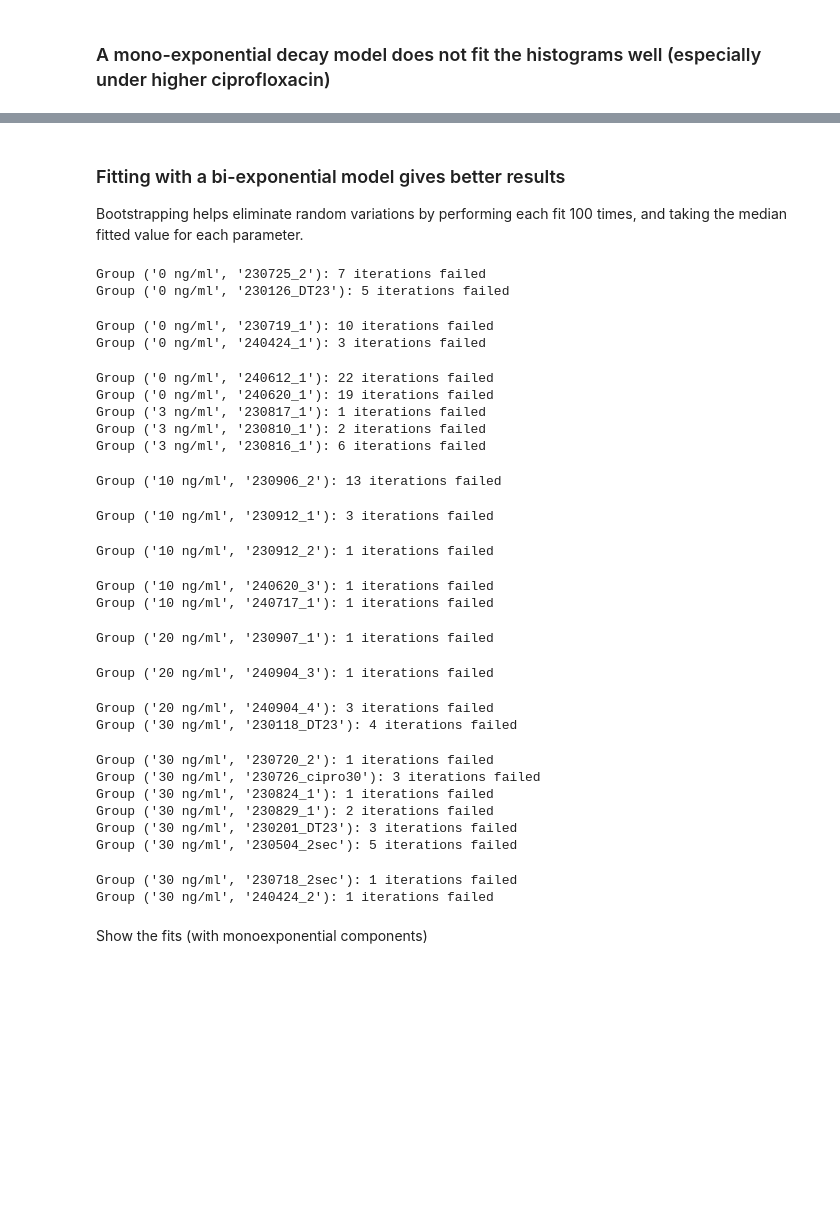
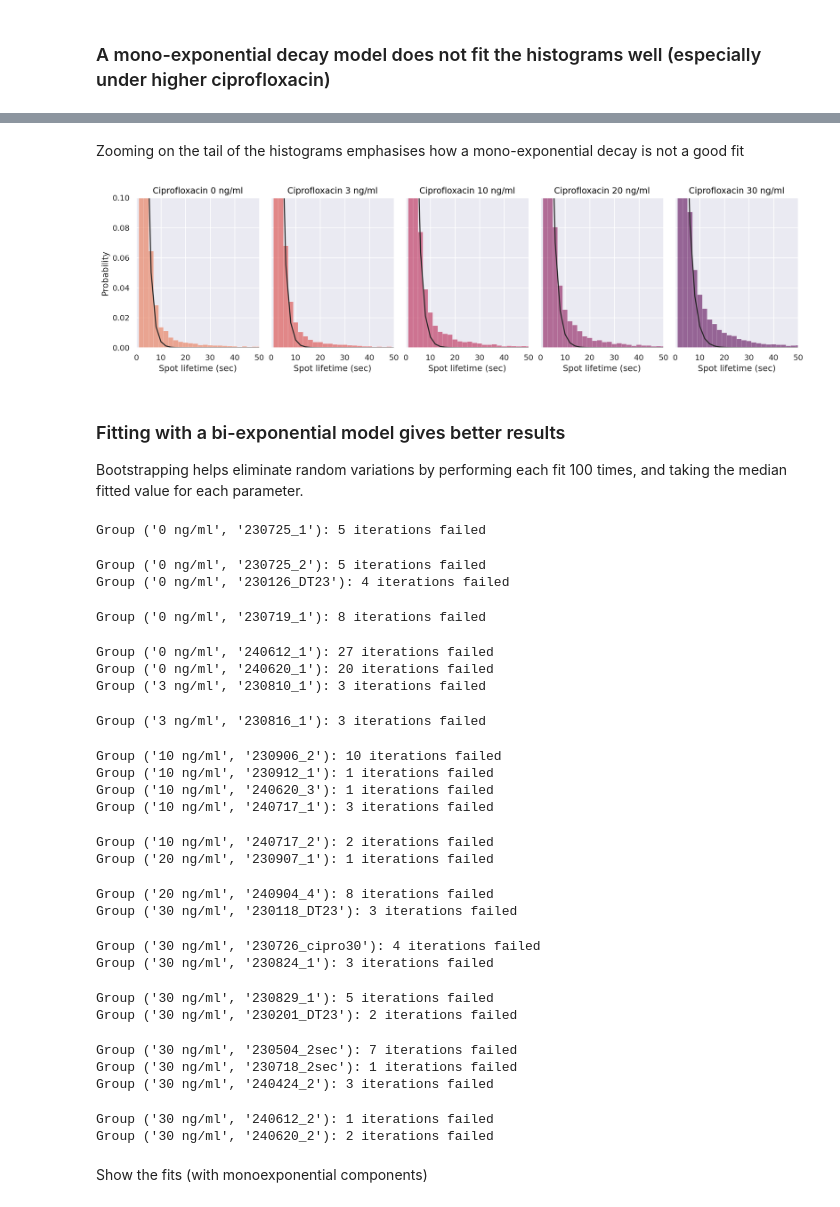
Before and after one commit to DanielThedie/RecB_article, a Jupyter notebook: Notebooks/Ciprofloxacin/RecB_spots.ipynb, the cells around one changed output, grey strips where cells are left out. Saved outputs shown, nothing was run; the diff lists cells and outputs as text; code cells hidden in the pictures; blank space fills up the shorter version.

```diff
--- a/Notebooks/Ciprofloxacin/RecB_spots.ipynb
+++ b/Notebooks/Ciprofloxacin/RecB_spots.ipynb
@@ -152,3 +154,24 @@ df = (monoexp_fit
+# %% [markdown]
+Zooming on the tail of the histograms emphasises how a mono-exponential decay is not a good fit
+# %%
+df = (monoexp_fit
+      .data
+      .assign(TrackLength_s=lambda df: df.TrackLength * 2)
+      )
+
+(
+    so.Plot(df, x='TrackLength_s', color='Group')
+    .layout(size=(14, 4))
+    .facet(col='Group')
+    .add(so.Bars(), so.Agg(), y='proportion', legend=False)
+    .add(so.Line(color='k'), so.Agg(), y='Fit', legend=False)
+    .scale(color=so.Nominal('flare'))
+    .limit(x=(0, 50), y=(None, 0.1))
+    .label(x="Spot lifetime (sec)", y="Probability", color='Ciprofloxacin', title='Ciprofloxacin {}'.format)
+    .save(loc='/media/daniel/HDD Daniel/DanielThedie/Python/RecB_article/SI_Figures/Monoexp_fits_cipro_B.svg', format='svg', bbox_inches='tight')
+)
+# %% [output]
+[figure, added]
 # %% [markdown]
 ### Fitting with a bi-exponential model gives better results
 
@@ -177,32 +200,31 @@ for ds, df in lifetime_fit.data.groupby('Dataset'):
           )
     lifetime_fit.data.loc[lifetime_fit.data.Dataset == ds,:] = df
 # %% [output]
-Group ('0 ng/ml', '230725_2'): 7 iterations failed
-Group ('0 ng/ml', '230126_DT23'): 5 iterations failed
+Group ('0 ng/ml', '230725_1'): 5 iterations failed
-Group ('0 ng/ml', '230719_1'): 10 iterations failed
-Group ('0 ng/ml', '240424_1'): 3 iterations failed
+Group ('0 ng/ml', '230725_2'): 5 iterations failed
+Group ('0 ng/ml', '230126_DT23'): 4 iterations failed
-Group ('0 ng/ml', '240612_1'): 22 iterations failed
-Group ('0 ng/ml', '240620_1'): 19 iterations failed
-Group ('3 ng/ml', '230817_1'): 1 iterations failed
-Group ('3 ng/ml', '230810_1'): 2 iterations failed
-Group ('3 ng/ml', '230816_1'): 6 iterations failed
+Group ('0 ng/ml', '230719_1'): 8 iterations failed
-Group ('10 ng/ml', '230906_2'): 13 iterations failed
+Group ('0 ng/ml', '240612_1'): 27 iterations failed
+Group ('0 ng/ml', '240620_1'): 20 iterations failed
+Group ('3 ng/ml', '230810_1'): 3 iterations failed
-Group ('10 ng/ml', '230912_1'): 3 iterations failed
+Group ('3 ng/ml', '230816_1'): 3 iterations failed
-Group ('10 ng/ml', '230912_2'): 1 iterations failed
+Group ('10 ng/ml', '230906_2'): 10 iterations failed
+Group ('10 ng/ml', '230912_1'): 1 iterations failed
+Group ('10 ng/ml', '240620_3'): 1 iterations failed
+Group ('10 ng/ml', '240717_1'): 3 iterations failed
-Group ('10 ng/ml', '240620_3'): 1 iterations failed
-Group ('10 ng/ml', '240717_1'): 1 iterations failed
+Group ('10 ng/ml', '240717_2'): 2 iterations failed
+Group ('20 ng/ml', '230907_1'): 1 iterations failed
-Group ('20 ng/ml', '230907_1'): 1 iterations failed
+Group ('20 ng/ml', '240904_4'): 8 iterations failed
+Group ('30 ng/ml', '230118_DT23'): 3 iterations failed
-Group ('20 ng/ml', '240904_3'): 1 iterations failed
+Group ('30 ng/ml', '230726_cipro30'): 4 iterations failed
+Group ('30 ng/ml', '230824_1'): 3 iterations failed
-Group ('20 ng/ml', '240904_4'): 3 iterations failed
-Group ('30 ng/ml', '230118_DT23'): 4 iterations failed
+Group ('30 ng/ml', '230829_1'): 5 iterations failed
+Group ('30 ng/ml', '230201_DT23'): 2 iterations failed
-Group ('30 ng/ml', '230720_2'): 1 iterations failed
-Group ('30 ng/ml', '230726_cipro30'): 3 iterations failed
-Group ('30 ng/ml', '230824_1'): 1 iterations failed
-Group ('30 ng/ml', '230829_1'): 2 iterations failed
-Group ('30 ng/ml', '230201_DT23'): 3 iterations failed
-Group ('30 ng/ml', '230504_2sec'): 5 iterations failed
+Group ('30 ng/ml', '230504_2sec'): 7 iterations failed
+Group ('30 ng/ml', '230718_2sec'): 1 iterations failed
+Group ('30 ng/ml', '240424_2'): 3 iterations failed
-Group ('30 ng/ml', '230718_2sec'): 1 iterations failed
-Group ('30 ng/ml', '240424_2'): 1 iterations failed
+Group ('30 ng/ml', '240612_2'): 1 iterations failed
+Group ('30 ng/ml', '240620_2'): 2 iterations failed
 # %% [markdown]
 Show the fits (with monoexponential components)
 # %%
```
Also changed, not shown: parts of 5 cells of this notebook, 1 other file.
